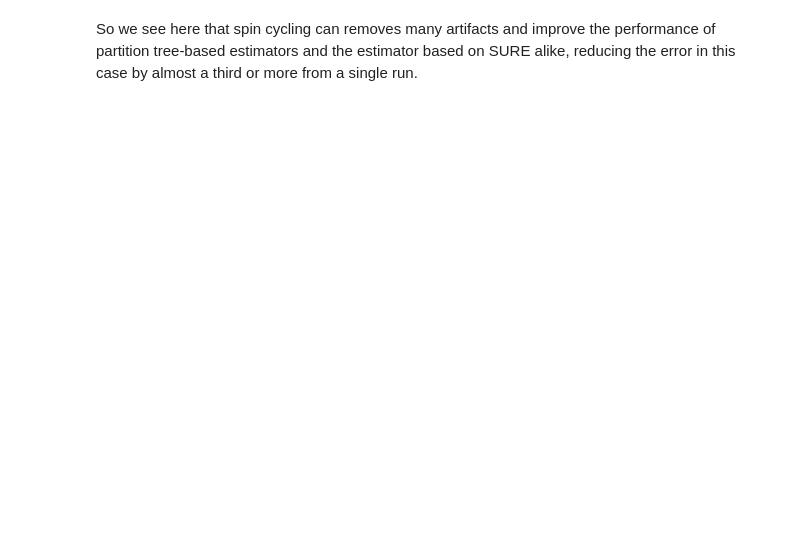
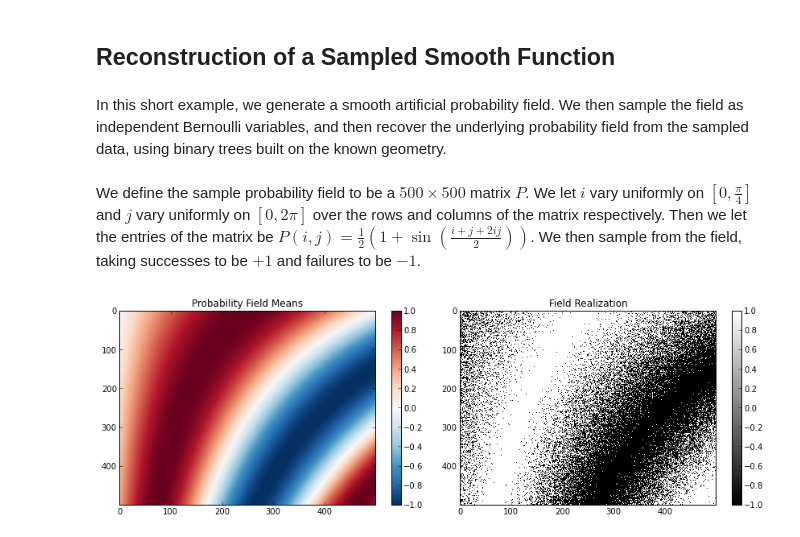
Before and after one commit to hgfalling/pyquest_work, a Jupyter notebook: thesis_ad1.ipynb, the cells around one changed output. Cells and saved outputs as stored; diff of their text form; code cells hidden in the pictures; blank space fills up the shorter version.

```diff
--- a/thesis_ad1.ipynb
+++ b/thesis_ad1.ipynb
@@ -337,2 +1,4 @@ plt.show()
-# %% [markdown]
-So we see here that spin cycling can removes many artifacts and improve the performance of partition tree-based estimators and the estimator based on SURE alike, reducing the error in this case by almost a third or more from a single run.
+# %% [markdown]
+## Reconstruction of a Sampled Smooth Function
+# %% [markdown]
+In this short example, we generate a smooth artificial probability field. We then sample the field as independent Bernoulli variables, and then recover the underlying probability field from the sampled data, using binary trees built on the known geometry.
@@ -338,0 +7,28 @@ So we see here that spin cycling can removes many artifacts and improve the perf
+# %% [markdown]
+We define the sample probability field to be a $500 \times 500$ matrix $P$. We let $i$ vary uniformly on $\left[0,\frac{\pi}{4}\right]$ and $j$ vary uniformly on $\left[0,2\pi\right]$ over the rows and columns of the matrix respectively. Then we let the entries of the matrix be $P(i,j) = \frac{1}{2} \left(1 + \sin\left(\frac{i+j+2ij}{2}\right)\right)$. We then sample from the field, taking successes to be $+1$ and failures to be $-1$.
+# %%
+n_rows,n_columns = 500,500
+means_matrix = np.zeros([n_rows,n_columns])
+for i in xrange(n_rows):
+    for j in xrange(n_columns):
+        ii = i*0.25*np.pi/n_rows
+        jj = j*2.0*np.pi/n_columns
+        means_matrix[i,j] = np.sin((ii+jj+2*ii*jj)/2.0)*1.0
+
+np.random.seed(20140304)
+pf = artificial_data.ProbabilityField(means_matrix/2.0+0.5)
+orig_data = pf.realize()
+
+fig = plt.figure(figsize=(12,4))
+fig.add_subplot(121)
+cplot(means_matrix)
+plt.colorbar()
+plt.title("Probability Field Means")
+fig.add_subplot(122)
+bwplot2(orig_data)
+plt.colorbar()
+plt.title("Field Realization")
+plt.tight_layout()
+plt.show()
+# %% [output]
+[figure, added]
```
Also changed, not shown: parts of 34 cells of this notebook, 13 other files.
